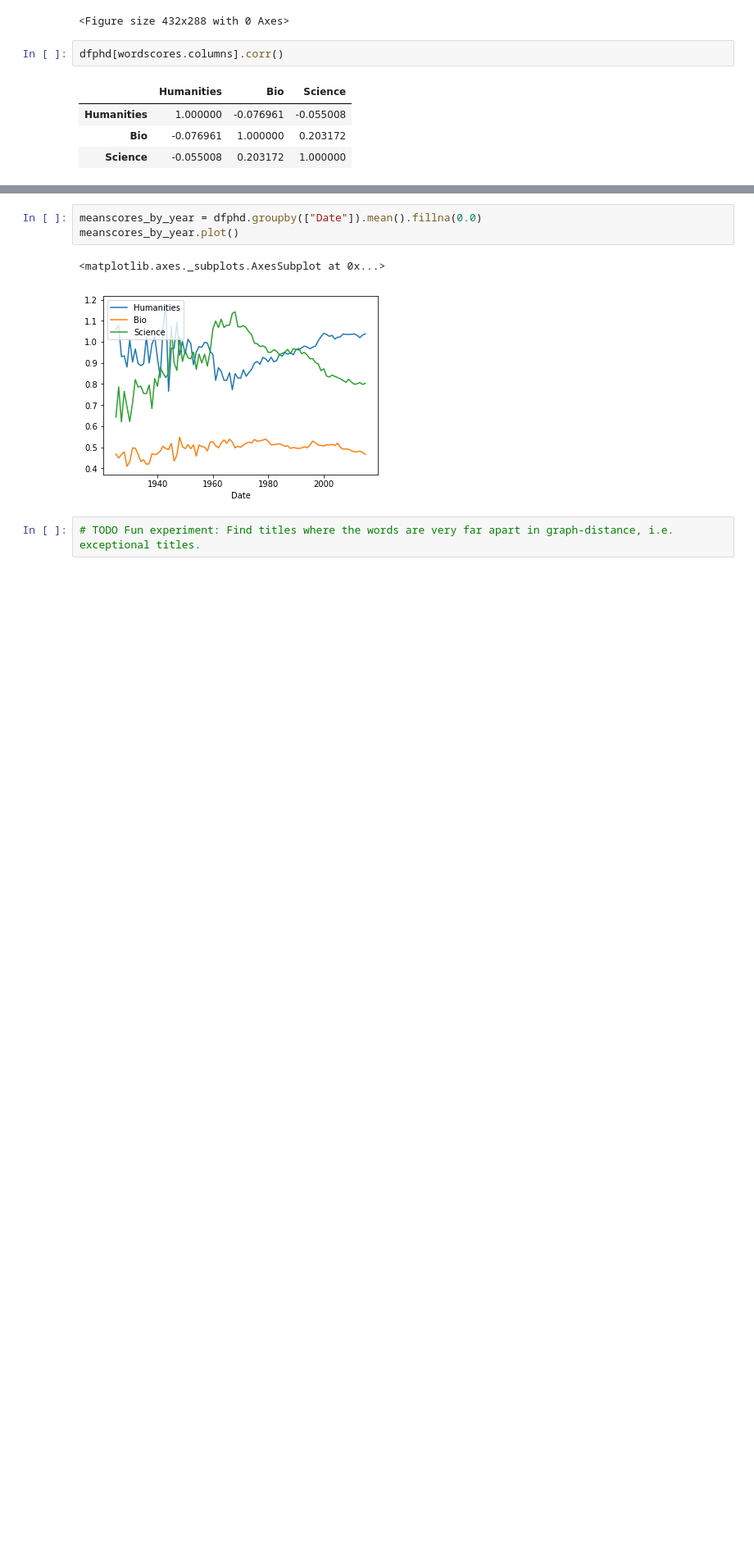
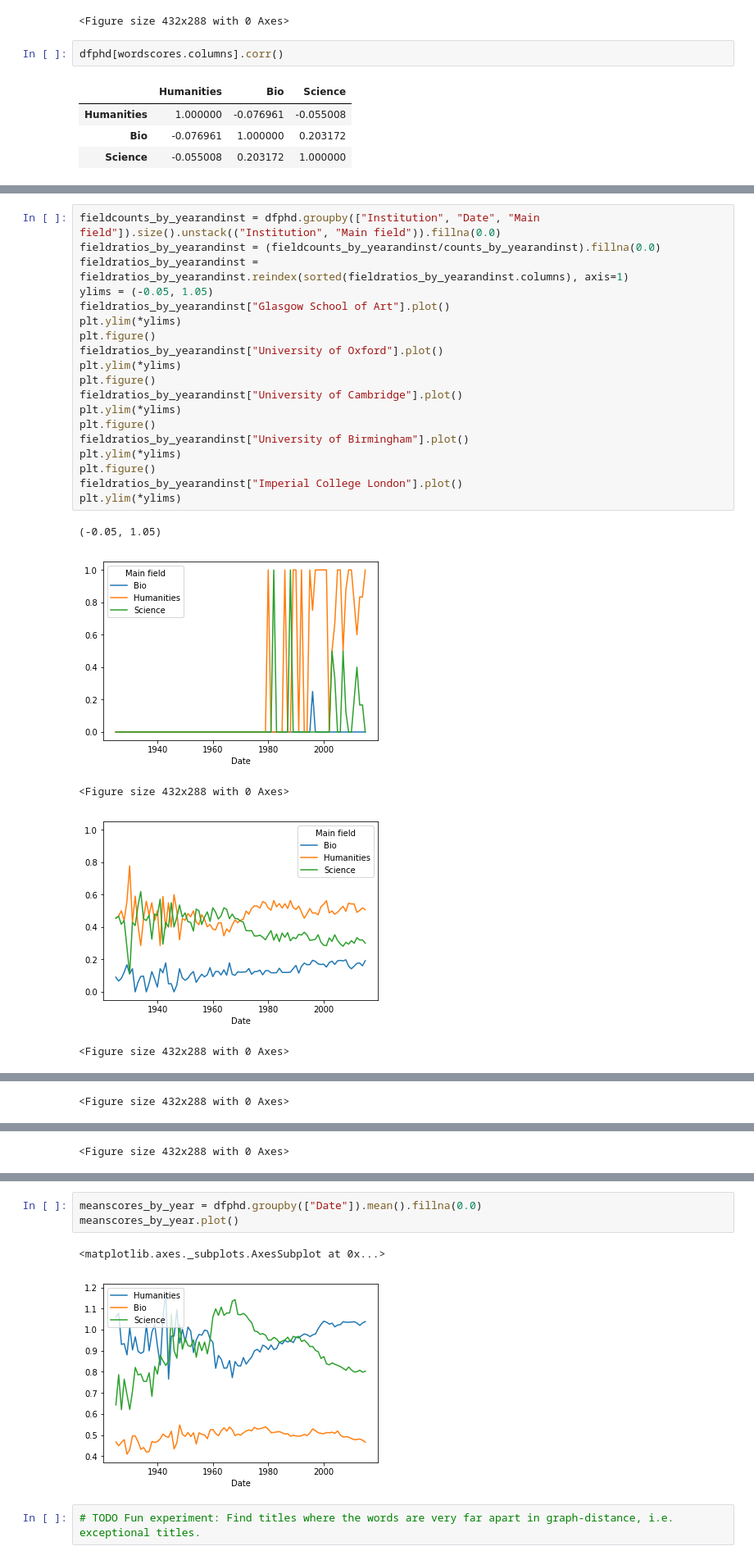
Before and after one commit to mhauru/EThOS-analysis, a Jupyter notebook: analysis.ipynb, the cells around one changed output, grey strips where cells are left out. Shown at 82% size. Saved outputs shown, nothing was run; the diff lists cells and outputs as text; blank space fills up the shorter version.

```diff
--- a/analysis.ipynb
+++ b/analysis.ipynb
@@ -325,0 +401,25 @@ plt.ylim(0.0, 2.0)
+# %%
+fieldcounts_by_yearandinst = dfphd.groupby(["Institution", "Date", "Main field"]).size().unstack(("Institution", "Main field")).fillna(0.0)
+fieldratios_by_yearandinst = (fieldcounts_by_yearandinst/counts_by_yearandinst).fillna(0.0)
+fieldratios_by_yearandinst = fieldratios_by_yearandinst.reindex(sorted(fieldratios_by_yearandinst.columns), axis=1)
+ylims = (-0.05, 1.05)
+fieldratios_by_yearandinst["Glasgow School of Art"].plot()
+plt.ylim(*ylims)
+plt.figure()
+fieldratios_by_yearandinst["University of Oxford"].plot()
+plt.ylim(*ylims)
+plt.figure()
+fieldratios_by_yearandinst["University of Cambridge"].plot()
+plt.ylim(*ylims)
+plt.figure()
+fieldratios_by_yearandinst["University of Birmingham"].plot()
+plt.ylim(*ylims)
+plt.figure()
+fieldratios_by_yearandinst["Imperial College London"].plot()
+plt.ylim(*ylims)
+# %% [output]
+(-0.05, 1.05)
+[figure, added]
+<Figure size 432x288 with 0 Axes>
+[figure, added]
+<Figure size 432x288 with 0 Axes>
@@ -325,0 +427 @@ plt.ylim(0.0, 2.0)
+<Figure size 432x288 with 0 Axes>
@@ -325,0 +429 @@ plt.ylim(0.0, 2.0)
+<Figure size 432x288 with 0 Axes>
```
Also changed, not shown: parts of 9 cells of this notebook.
